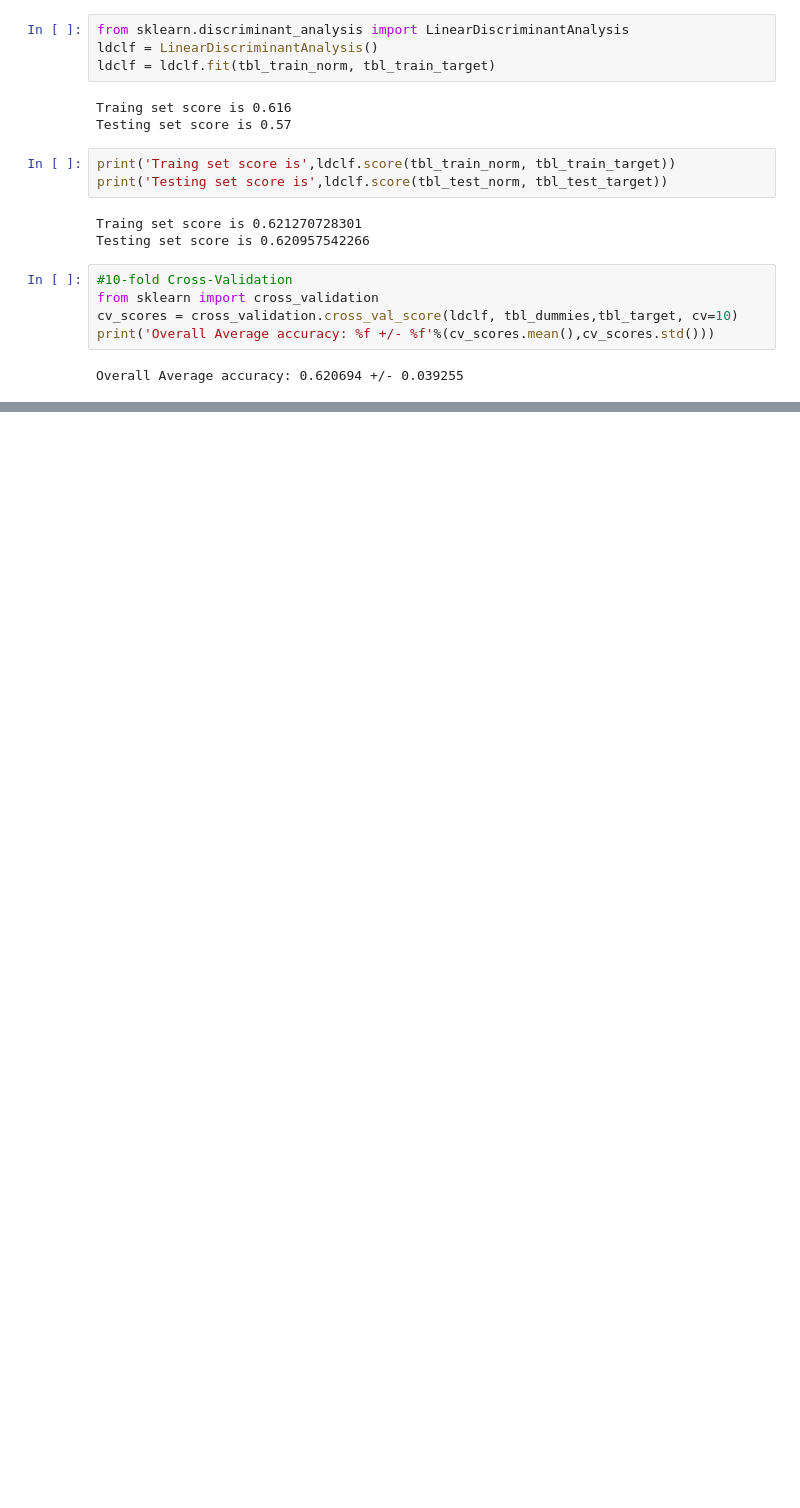
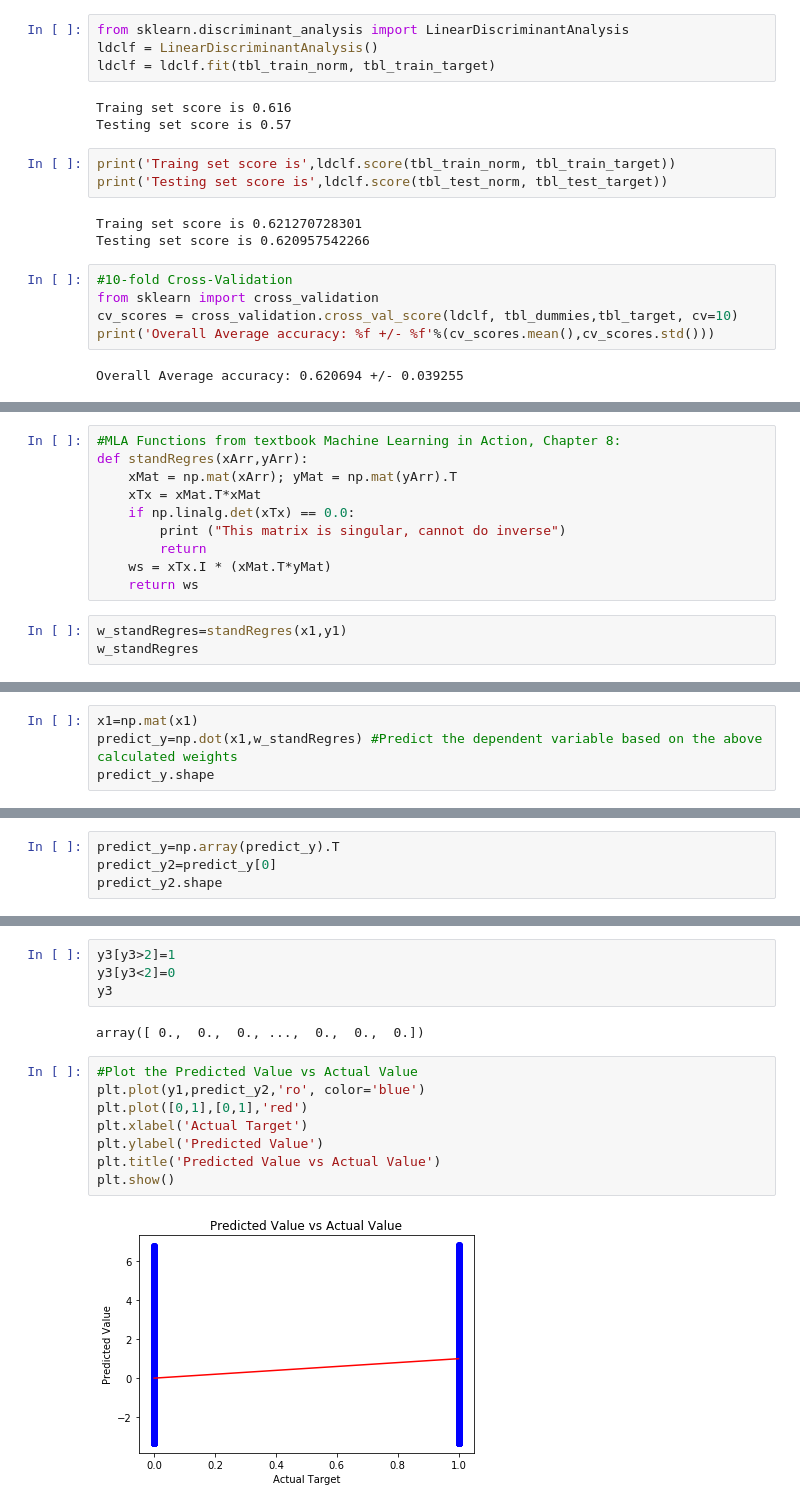
Before and after one commit to kyloop/CSC_478_Programming_Machine_Learning, a Jupyter notebook: CSC478_Project.ipynb, the cells around one changed output, grey strips where cells are left out. Drawn from its saved outputs; the diff is of its cells as text; blank space fills up the shorter version.

```diff
--- a/CSC478_Project.ipynb
+++ b/CSC478_Project.ipynb
@@ -779,0 +816,13 @@ Overall Average accuracy: 0.620694 +/- 0.039255
+# %%
+#MLA Functions from textbook Machine Learning in Action, Chapter 8:
+def standRegres(xArr,yArr):
+    xMat = np.mat(xArr); yMat = np.mat(yArr).T
+    xTx = xMat.T*xMat
+    if np.linalg.det(xTx) == 0.0:
+        print ("This matrix is singular, cannot do inverse")
+        return
+    ws = xTx.I * (xMat.T*yMat)
+    return ws
+# %%
+w_standRegres=standRegres(x1,y1)
+w_standRegres
@@ -779,0 +847,4 @@ Overall Average accuracy: 0.620694 +/- 0.039255
+# %%
+x1=np.mat(x1)
+predict_y=np.dot(x1,w_standRegres) #Predict the dependent variable based on the above calculated weights
+predict_y.shape
@@ -779,0 +853,4 @@ Overall Average accuracy: 0.620694 +/- 0.039255
+# %%
+predict_y=np.array(predict_y).T
+predict_y2=predict_y[0]
+predict_y2.shape
@@ -779,0 +921,16 @@ Overall Average accuracy: 0.620694 +/- 0.039255
+# %%
+y3[y3>2]=1
+y3[y3<2]=0
+y3
+# %% [output]
+array([ 0.,  0.,  0., ...,  0.,  0.,  0.])
+# %%
+#Plot the Predicted Value vs Actual Value
+plt.plot(y1,predict_y2,'ro', color='blue')
+plt.plot([0,1],[0,1],'red')
+plt.xlabel('Actual Target')
+plt.ylabel('Predicted Value')
+plt.title('Predicted Value vs Actual Value')
+plt.show()
+# %% [output]
+[figure, added]
```
Also changed, not shown: parts of 29 cells of this notebook.
